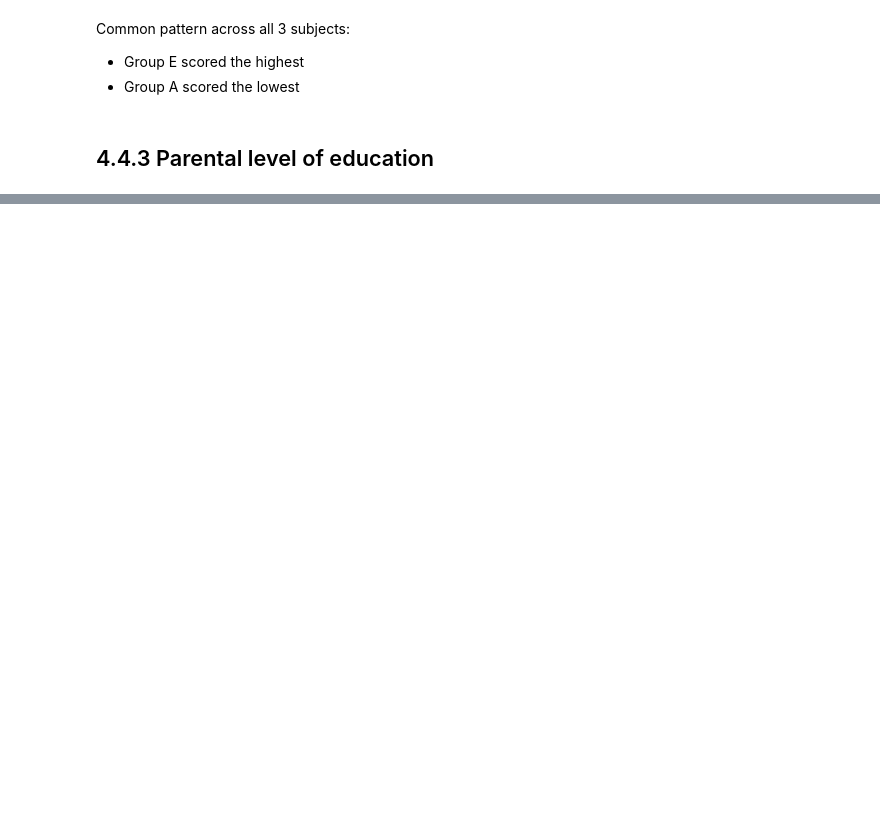
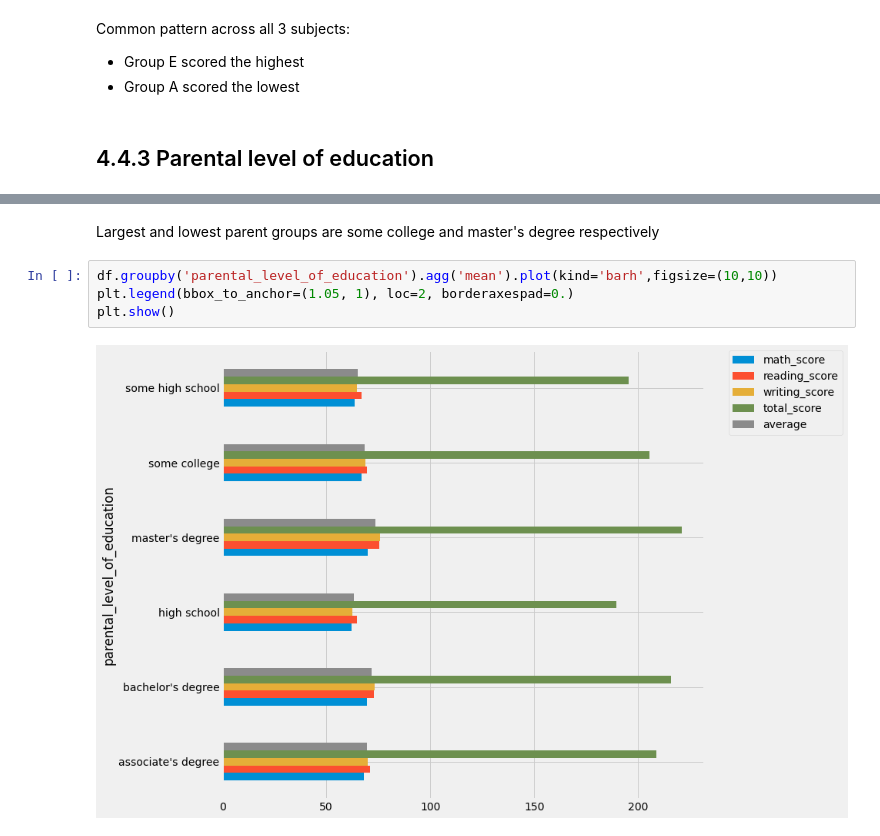
Before and after one commit to AkbarLutfullah/mlproject, a Jupyter notebook: notebook/EDA_student_performance.ipynb, the cells around one changed output, grey strips where cells are left out. Drawn from its saved outputs; the diff is of its cells as text; blank space fills up the shorter version.

```diff
--- a/notebook/EDA_student_performance.ipynb
+++ b/notebook/EDA_student_performance.ipynb
@@ -508,0 +506,8 @@ ValueError: could not convert string to float: "bachelor's degree"
+# %% [markdown]
+Largest and lowest parent groups are some college and master's degree respectively
+# %%
+df.groupby('parental_level_of_education').agg('mean').plot(kind='barh',figsize=(10,10))
+plt.legend(bbox_to_anchor=(1.05, 1), loc=2, borderaxespad=0.)
+plt.show()
+# %% [output]
+[figure, added]
```
Also changed, not shown: parts of 19 cells of this notebook.
